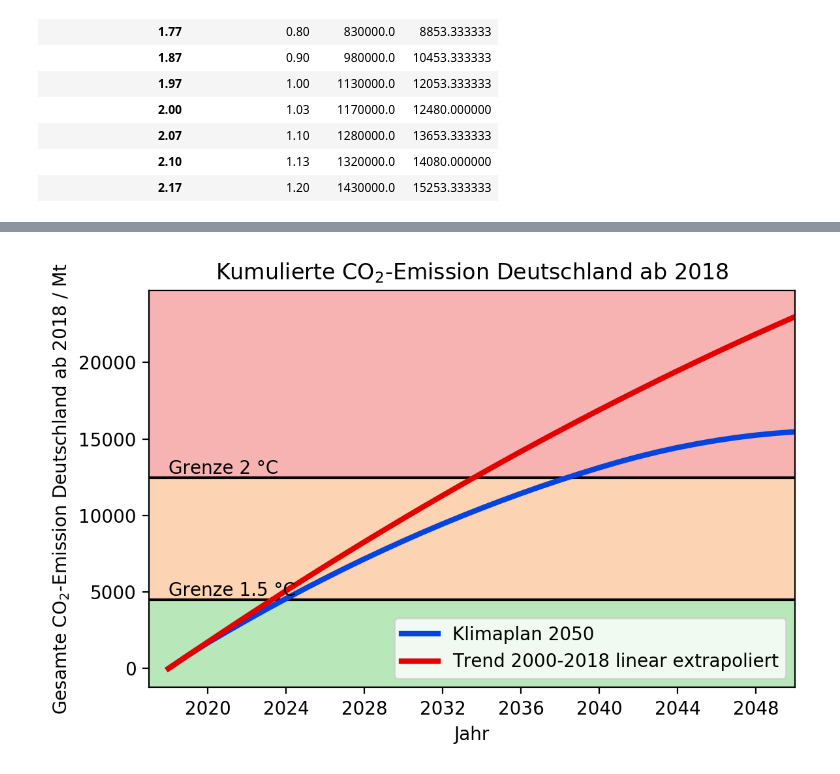
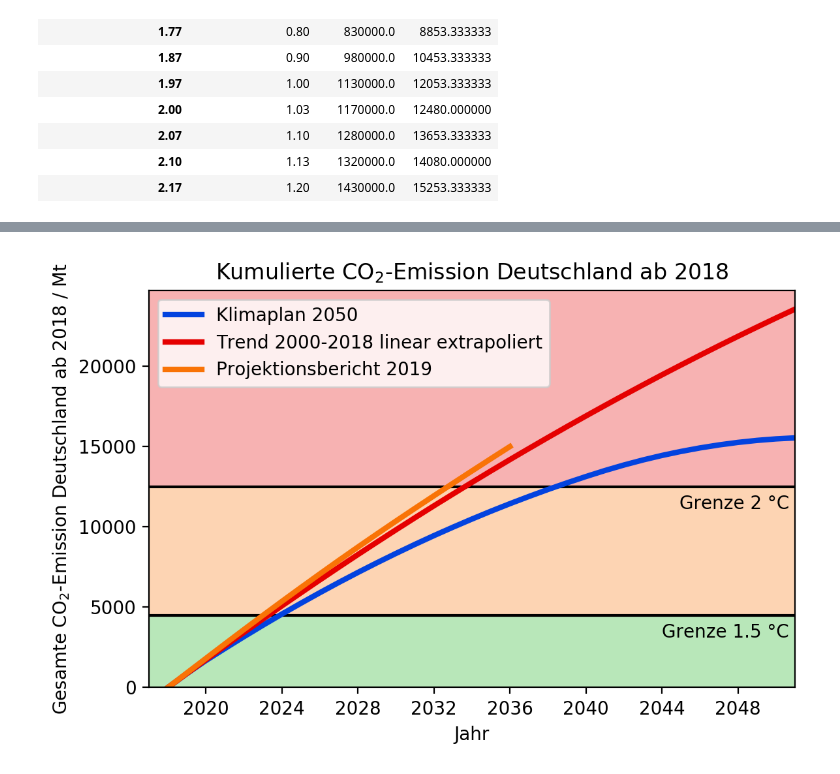
Before and after one commit to s4f-dortmund/open_data_notebooks, a Jupyter notebook: co2_germany_since_1990.ipynb, the cells around one changed output, grey strips where cells are left out. Cells and saved outputs as stored; diff of their text form; code cells hidden in the pictures.

Commit message:
Add projektionsbericht 2019

```diff
--- a/co2_germany_since_1990.ipynb
+++ b/co2_germany_since_1990.ipynb
@@ -19,6 +19,8 @@ df['emissions'] /= 1e3 # kt to Mt
 targets_klimaplan = pd.read_csv('targets_klimaplan2050.csv', comment='#', index_col=0, parse_dates=['year'])
 df = df.join(targets_klimaplan, how='outer')
 
+prognosis_bmu = pd.read_csv('co2_prognose_2019.csv', comment='#', index_col=0, parse_dates=['year'])
+df = df.join(prognosis_bmu, how='outer')
 
 budgets = pd.read_csv('./co2_rest_budgets.csv', comment='#')
 difference = (budgets['warming_preindustrial'] - budgets['warming_20062015']).mean()
@@ -46,4 +48,7 @@ budgets
 | 2.10 | 1.13 | 1320000.0 | 14080.000000 |
 | 2.17 | 1.20 | 1430000.0 | 15253.333333 |
 # %%
-df.loc['2017-12-31', 'target_klimaplan2050'] = df.loc['2017-12-31', 'emissions']
+df.loc['2017-12-31', ['target_klimaplan2050', 'prognosis']] = df.loc['2017-12-31', 'emissions']
+#df.loc['2050-12-31', 'prognosis'] = df.loc['2050-12-31', 'target_klimaplan2050']
+
+df
@@ -123,4 +140,4 @@ interpolated = df.resample('1Y').interpolate()
 
 df_rest = interpolated['2017':].cumsum()
 df_rest -= df_rest.loc['2017'].values
-df_rest.head()
+df_rest.loc['2036':, 'prognosis'] = np.nan
@@ -136,38 +145,36 @@ df_rest.head()
 fig = plt.figure(dpi=200)
 ax = fig.add_subplot(1, 1, 1)
 
 targets = {
     '2 °C': budgets.loc[2.0, 'rest_germany'],
     '1.5 °C': budgets.loc[1.5, 'rest_germany'],
 }
 
-start = df_rest.dropna().index.min()
-
-
-
 for label, target in targets.items():
     ax.axhline(target, color='k')
-    ax.text(start, target, 'Grenze ' + label, va='bottom')
+    ax.text(df_rest.index.max(), target - 500, 'Grenze ' + label + ' ', va='top', ha='right')
 
 ax.plot(df_rest['target_klimaplan2050'], label='Klimaplan 2050', color='xkcd:blue', lw=3)
 ax.plot(df_rest['linear_trend'], label='Trend 2000-2018 linear extrapoliert', color='xkcd:red', lw=3)
+ax.plot(df_rest['prognosis'], label='Projektionsbericht 2019', color='xkcd:orange', lw=3)
 
-ax.set_xlim('2017', '2050')
+ax.set_xlim('2017', '2051')
+ax.set_ylim(0, None)
 
 ax.fill_between(ax.get_xlim(), targets['2 °C'], ax.get_ylim()[1], color='xkcd:red', alpha=0.3, zorder=-1, lw=0)
 ax.fill_between(ax.get_xlim(), targets['2 °C'], targets['1.5 °C'], color='xkcd:orange', alpha=0.3, zorder=-1, lw=0)
 ax.fill_between(ax.get_xlim(), targets['1.5 °C'], ax.get_ylim()[0], color='xkcd:green', alpha=0.3, zorder=-1, lw=0)
 
 ax.margins(0)
 
-ax.legend(loc='lower right')
+ax.legend(loc='upper left')
 
 
 ax.set_title('Kumulierte CO$_2$-Emission Deutschland ab 2018')
 ax.set_ylabel('Gesamte CO$_2$-Emission Deutschland ab 2018 / Mt')
 ax.set_xlabel('Jahr')
 
 fig.tight_layout()
 fig.savefig('co2_restbudget.png', dpi=300)
 # %% [output]
-[figure, old version]
+[figure, new version]
```
Also changed, not shown: parts of 4 cells of this notebook, 1 other file.
